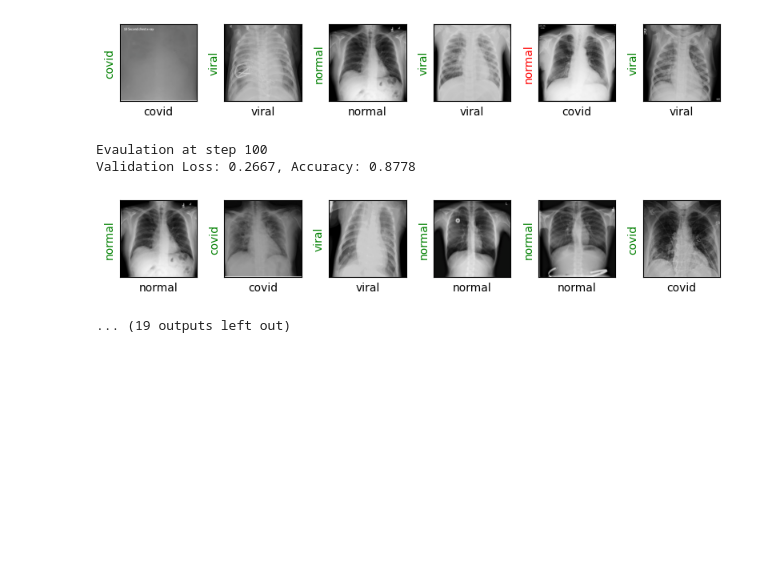
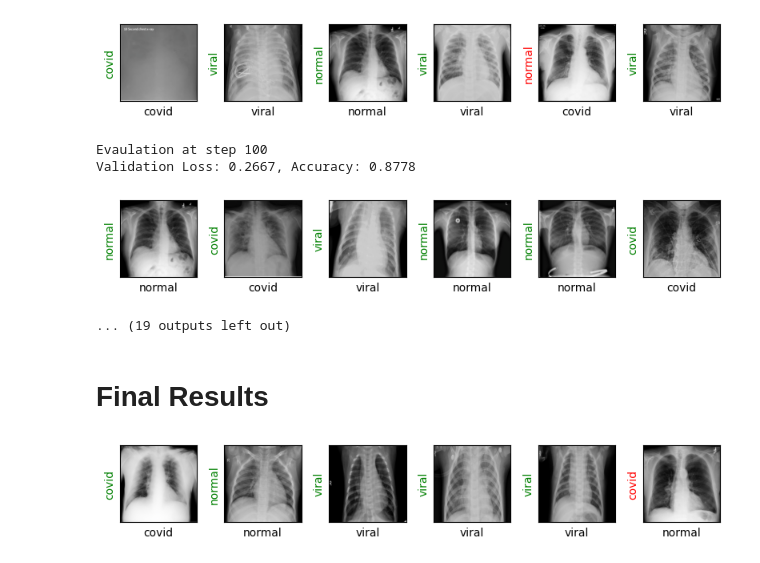
Before and after one commit to Pratyushs411/COVID-19_detection, a Jupyter notebook: main.ipynb, the cells around one changed output. Drawn from its saved outputs; the diff is of its cells as text; code cells hidden in the pictures; blank space fills up the shorter version.

Commit message:
final result

```diff
--- a/main.ipynb
+++ b/main.ipynb
@@ -317,3 +317,9 @@ Evaulation at step 100
 Validation Loss: 0.2667, Accuracy: 0.8778
 [figure]
 ... (19 outputs left out)
+# %% [markdown]
+# Final Results
+# %%
+show_preds()
+# %% [output]
+[figure, added]
```
